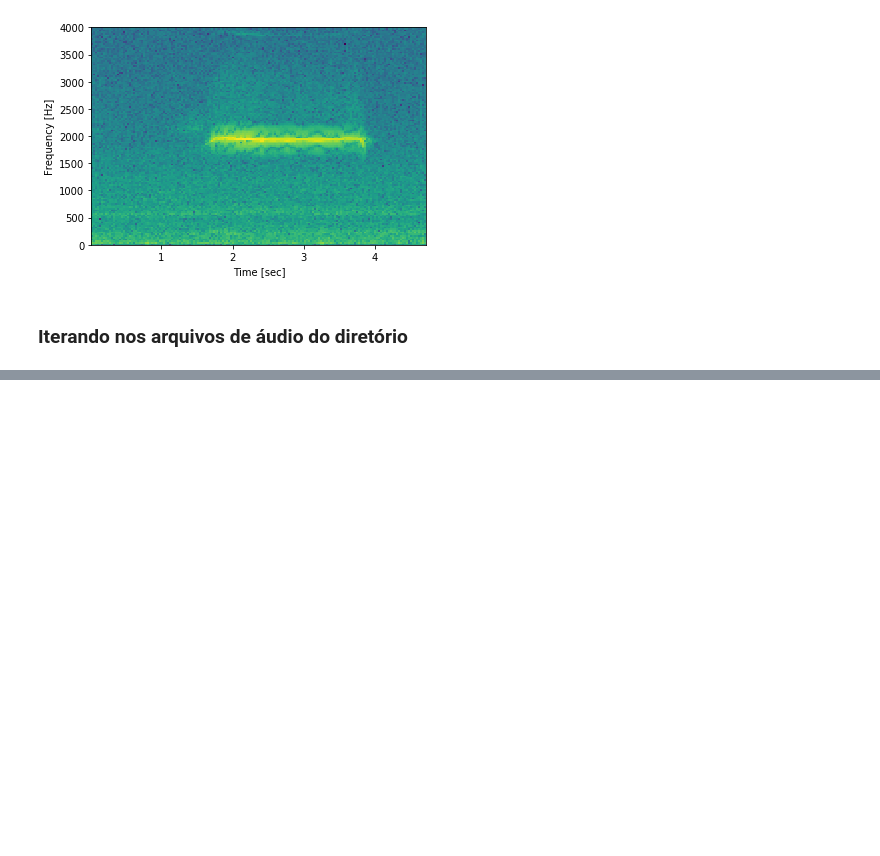
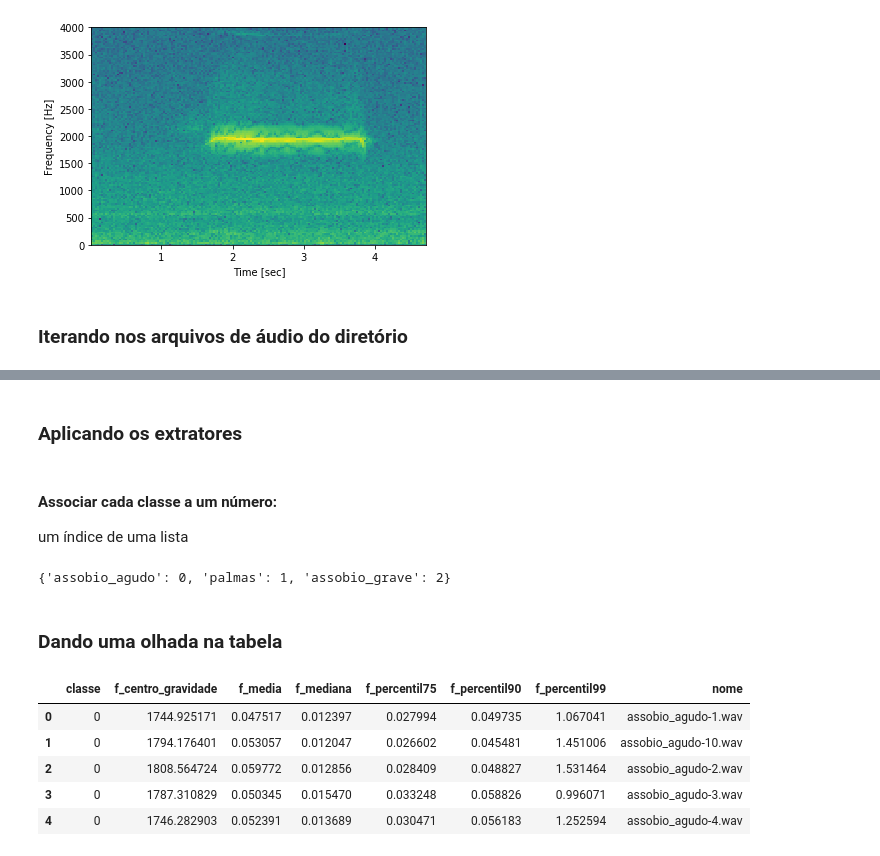
Before and after one commit to diego-lima/audiocomandos, a Jupyter notebook: Analisando audio.ipynb, the cells around one changed output, grey strips where cells are left out. Saved outputs shown, nothing was run; the diff lists cells and outputs as text; code cells hidden in the pictures; blank space fills up the shorter version.

```diff
--- a/Analisando audio.ipynb
+++ b/Analisando audio.ipynb
@@ -158,0 +246,2 @@ Observação: o pontinho vermelho indica o centro de massa da frequência (no ei
+# %% [markdown]
+### Aplicando os extratores
@@ -158,0 +278,10 @@ Observação: o pontinho vermelho indica o centro de massa da frequência (no ei
+# %% [markdown]
+#### Associar cada classe a um número:
+um índice de uma lista
+# %%
+classes_extraidas = set([d['classe'] for d in dados_extraidos])
+
+classes_extraidas = {c:i for i,c in enumerate(classes_extraidas)}
+classes_extraidas
+# %% [output]
+{'assobio_agudo': 0, 'palmas': 1, 'assobio_grave': 2}
@@ -158,0 +291,15 @@ Observação: o pontinho vermelho indica o centro de massa da frequência (no ei
+# %% [markdown]
+### Dando uma olhada na tabela
+# %%
+import pandas as pd
+
+tabela = pd.DataFrame(dados_extraidos)
+
+tabela.head()
+# %% [output]
+|  | classe | f_centro_gravidade | f_media | f_mediana | f_percentil75 | f_percentil90 | f_percentil99 | nome |
+| 0 | 0 | 1744.925171 | 0.047517 | 0.012397 | 0.027994 | 0.049735 | 1.067041 | assobio_agudo-1.wav |
+| 1 | 0 | 1794.176401 | 0.053057 | 0.012047 | 0.026602 | 0.045481 | 1.451006 | assobio_agudo-10.wav |
+| 2 | 0 | 1808.564724 | 0.059772 | 0.012856 | 0.028409 | 0.048827 | 1.531464 | assobio_agudo-2.wav |
+| 3 | 0 | 1787.310829 | 0.050345 | 0.015470 | 0.033248 | 0.058826 | 0.996071 | assobio_agudo-3.wav |
+| 4 | 0 | 1746.282903 | 0.052391 | 0.013689 | 0.030471 | 0.056183 | 1.252594 | assobio_agudo-4.wav |
```
Also changed, not shown: parts of 13 cells of this notebook, 31 other files.
